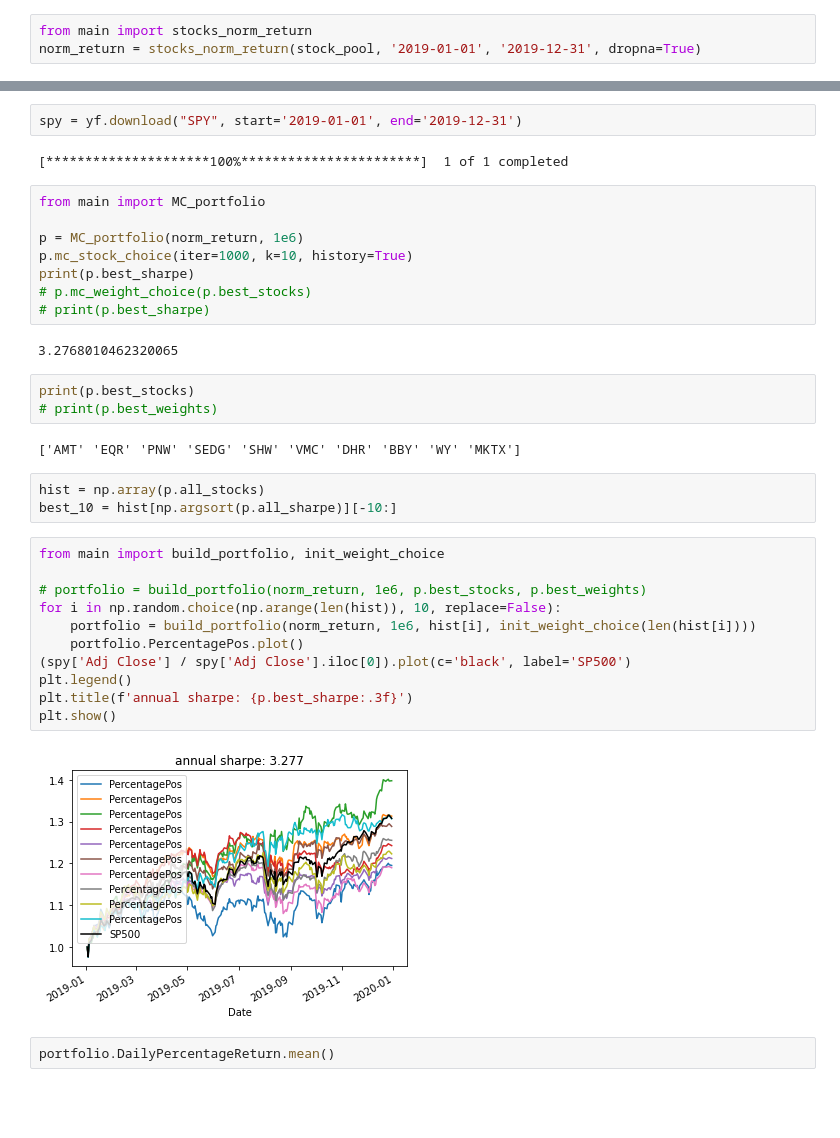
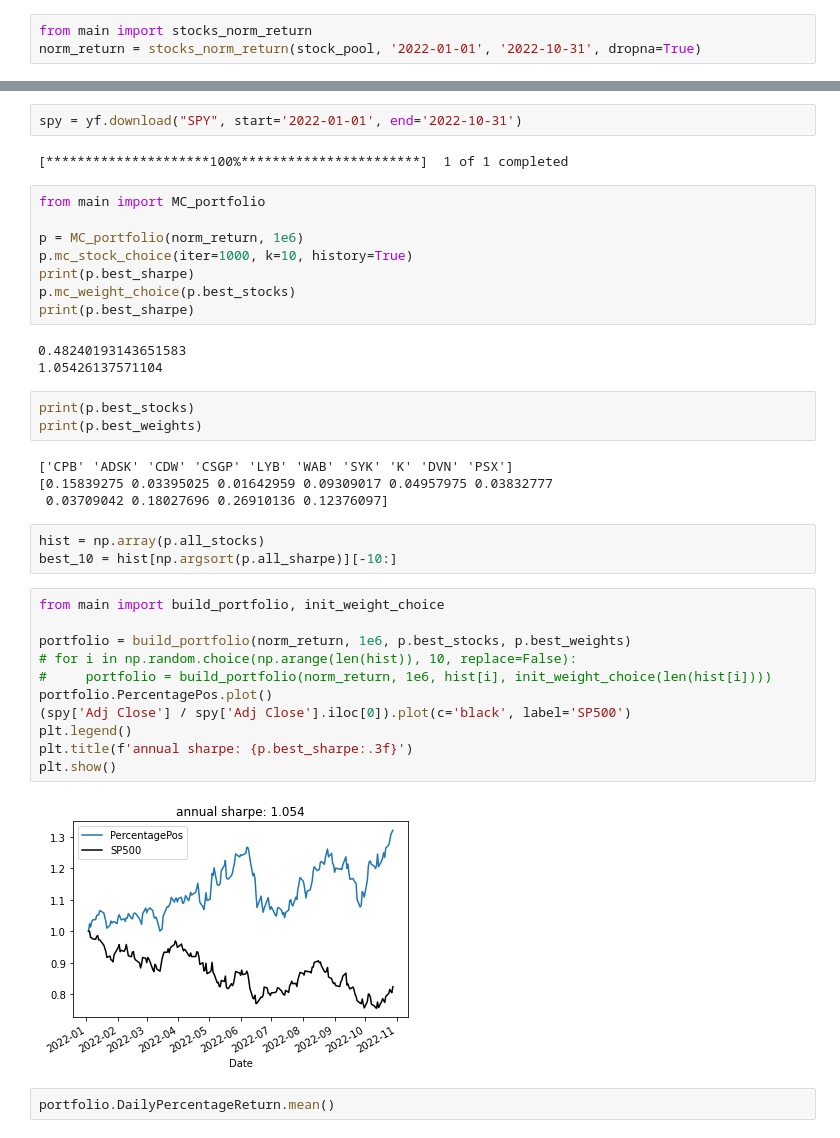
Before and after one commit to chantomkit/4061_backup, a Jupyter notebook: project_B/mc_portfolio.ipynb, the cells around one changed output, grey strips where cells are left out. Cells and saved outputs as stored; diff of their text form; blank space fills up the shorter version.

```diff
--- a/project_B/mc_portfolio.ipynb
+++ b/project_B/mc_portfolio.ipynb
@@ -22,11 +22,11 @@ stock_pool = list(set(sp500_list).union(set(nasdaq_list)))
 stock_pool = np.random.choice(stock_pool, 50, replace=False)
 # %%
 from main import stocks_norm_return
-norm_return = stocks_norm_return(stock_pool, '2019-01-01', '2019-12-31', dropna=True)
+norm_return = stocks_norm_return(stock_pool, '2022-01-01', '2022-10-31', dropna=True)
 # %% [output]
 [*********************100%***********************]  50 of 50 completed
 # %%
-spy = yf.download("SPY", start='2019-01-01', end='2019-12-31')
+spy = yf.download("SPY", start='2022-01-01', end='2022-10-31')
 # %% [output]
 [*********************100%***********************]  1 of 1 completed
 # %%
@@ -35,31 +35,34 @@ from main import MC_portfolio
 p = MC_portfolio(norm_return, 1e6)
 p.mc_stock_choice(iter=1000, k=10, history=True)
 print(p.best_sharpe)
-# p.mc_weight_choice(p.best_stocks)
-# print(p.best_sharpe)
+p.mc_weight_choice(p.best_stocks)
+print(p.best_sharpe)
 # %% [output]
-3.2768010462320065
+0.48240193143651583
+1.05426137571104
 # %%
 print(p.best_stocks)
-# print(p.best_weights)
+print(p.best_weights)
 # %% [output]
-['AMT' 'EQR' 'PNW' 'SEDG' 'SHW' 'VMC' 'DHR' 'BBY' 'WY' 'MKTX']
+['CPB' 'ADSK' 'CDW' 'CSGP' 'LYB' 'WAB' 'SYK' 'K' 'DVN' 'PSX']
+[0.15839275 0.03395025 0.01642959 0.09309017 0.04957975 0.03832777
+ 0.03709042 0.18027696 0.26910136 0.12376097]
 # %%
 hist = np.array(p.all_stocks)
 best_10 = hist[np.argsort(p.all_sharpe)][-10:]
 # %%
 from main import build_portfolio, init_weight_choice
 
-# portfolio = build_portfolio(norm_return, 1e6, p.best_stocks, p.best_weights)
-for i in np.random.choice(np.arange(len(hist)), 10, replace=False):
-    portfolio = build_portfolio(norm_return, 1e6, hist[i], init_weight_choice(len(hist[i])))
-    portfolio.PercentagePos.plot()
+portfolio = build_portfolio(norm_return, 1e6, p.best_stocks, p.best_weights)
+# for i in np.random.choice(np.arange(len(hist)), 10, replace=False):
+#     portfolio = build_portfolio(norm_return, 1e6, hist[i], init_weight_choice(len(hist[i])))
+portfolio.PercentagePos.plot()
 (spy['Adj Close'] / spy['Adj Close'].iloc[0]).plot(c='black', label='SP500')
 plt.legend()
 plt.title(f'annual sharpe: {p.best_sharpe:.3f}')
 plt.show()
 # %% [output]
-[figure, old version]
+[figure, new version]
 # %%
 portfolio.DailyPercentageReturn.mean()
 # %% [output]
```
Also changed, not shown: 6 other files.
